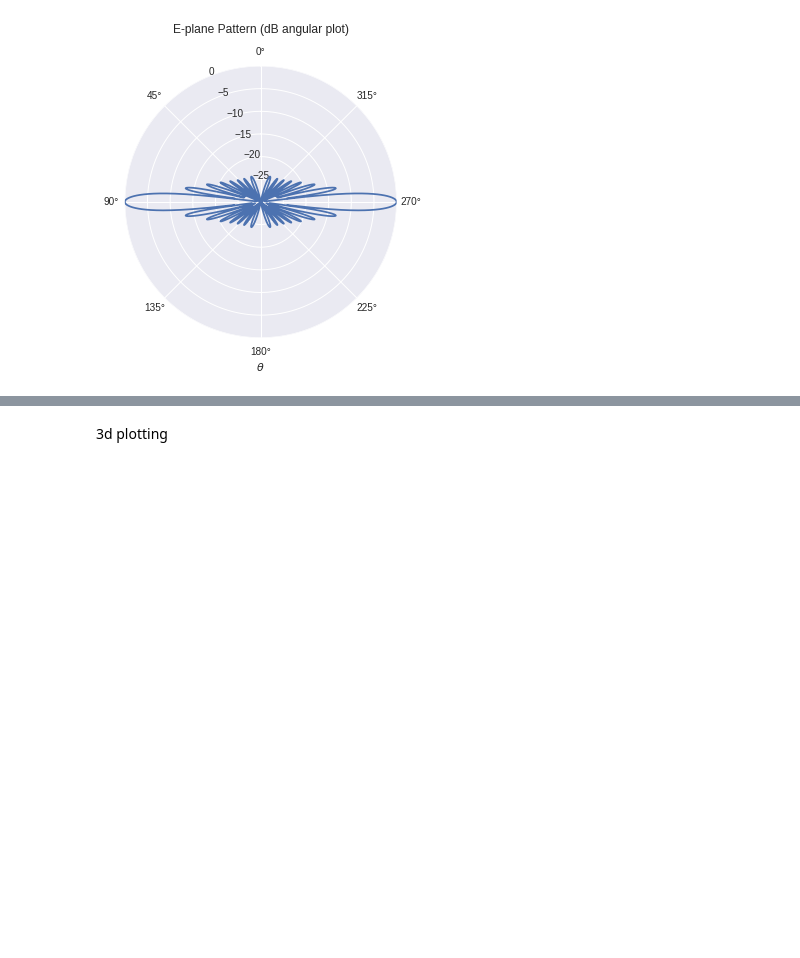
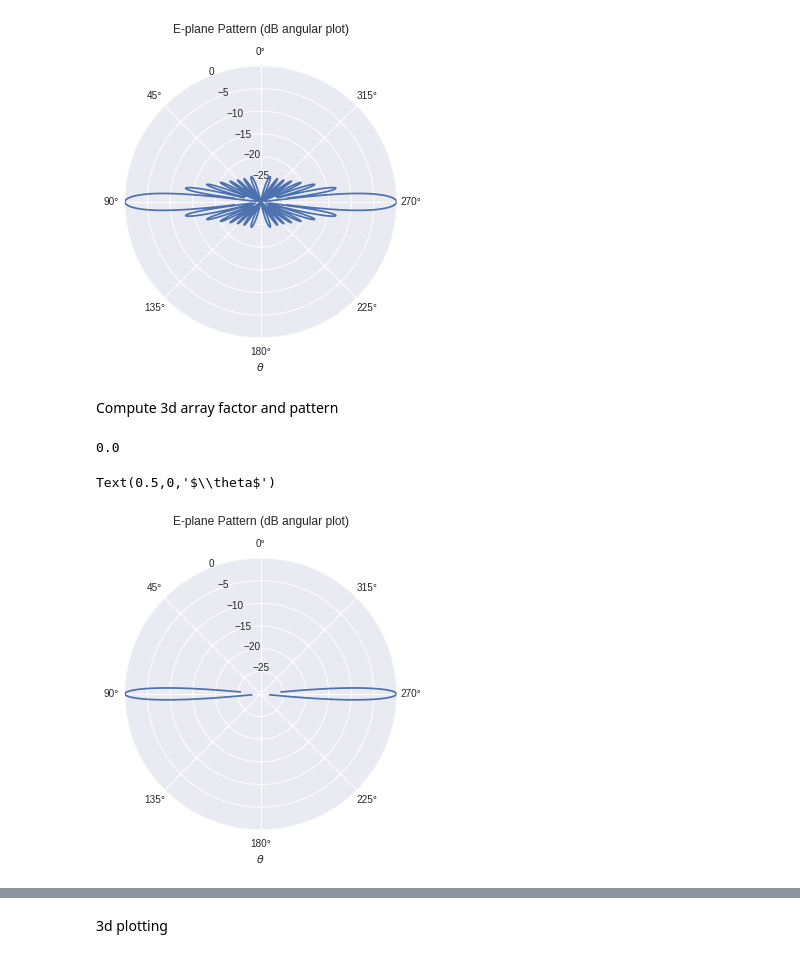
Before and after one commit to Zhaoxin-Hu/ECE222A, a Jupyter notebook: Homework 3.ipynb, the cells around one changed output, grey strips where cells are left out. Cells and saved outputs as stored; diff of their text form; code cells hidden in the pictures; blank space fills up the shorter version.

```diff
--- a/Homework 3.ipynb
+++ b/Homework 3.ipynb
@@ -16,6 +16,7 @@ Define unnormalized and normalized pattern function <br/>
 num_pts = 1000
 theta, phi = np.linspace(-np.pi, np.pi, num_pts), np.linspace(0, 2*np.pi, num_pts)
 theta2d, phi2d = np.meshgrid(theta, phi)
+theta2d, phi2d = np.transpose(theta2d), np.transpose(phi2d)
 Nz = 16
 k = 2*np.pi
 dz = 0.5
@@ -59,3 +60,5 @@ ax.set_xlabel(r'$\theta$')
 # %% [output]
 Text(0.5,0,'$\\theta$')
 [figure]
+# %% [markdown]
+Compute 3d array factor and pattern
@@ -61,0 +78,24 @@ Text(0.5,0,'$\\theta$')
+# %%
+AFz_un_3d = AFz_un(theta2d,phi2d)
+AFz_un_3d_max = np.max(np.max(AFz_un_3d))
+AFz_n_3d = AFz_un_3d/AFz_un_3d_max
+AFz_dB_3d = 20*np.log(AFz_n_3d)
+
+AFz_dB_2d = AFz_dB_3d[:,0]
+# %%
+print(np.max(AFz_dB_3d))
+# %% [output]
+0.0
+# %%
+# plot pattern
+plt.figure(figsize = (5,5))
+ax = plt.subplot(111, projection='polar')
+ax.set_theta_offset(np.pi/2)
+ax.plot(theta2d[:,0], AFz_dB_2d)
+ax.set_rmax(0)
+ax.set_rmin(-30)
+ax.set_title(r'E-plane Pattern (dB angular plot)', y=1.1)
+ax.set_xlabel(r'$\theta$')
+# %% [output]
+Text(0.5,0,'$\\theta$')
+[figure, added]
```
Also changed, not shown: parts of 7 cells of this notebook.
